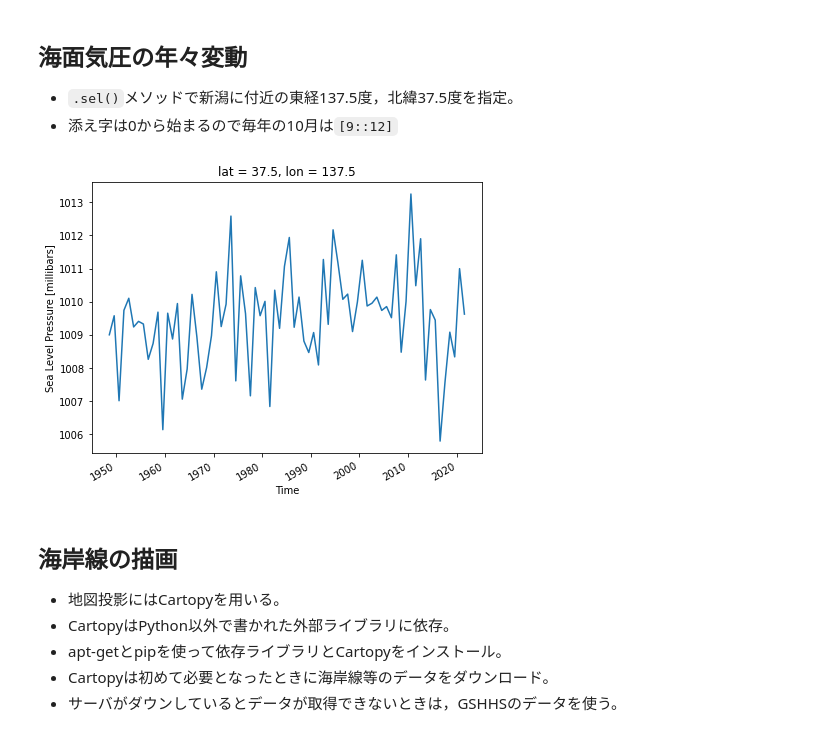
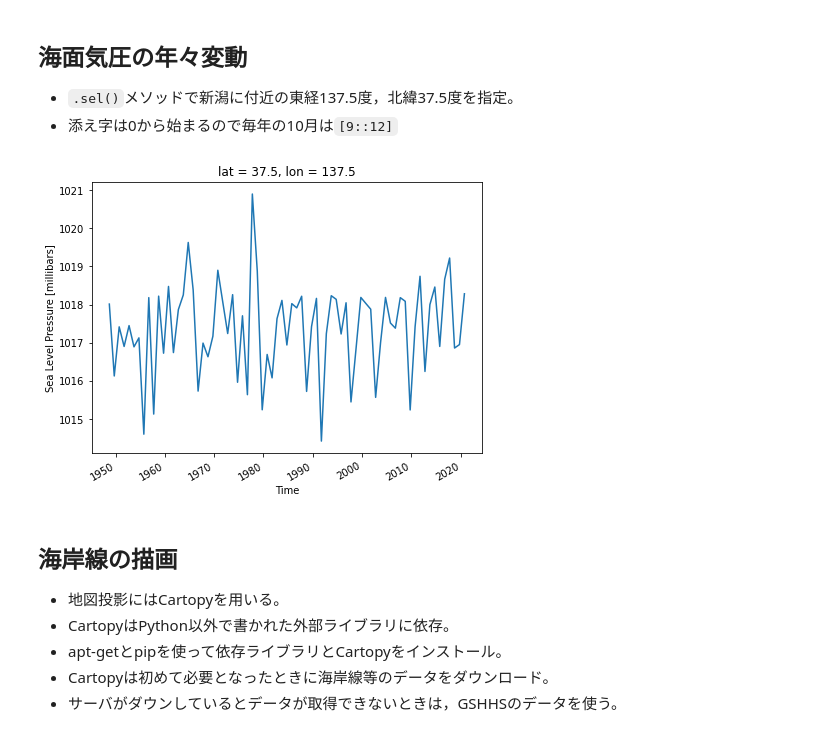
Before and after one commit to tenomoto/hotspot2-niigata-20211023, a Jupyter notebook: python_20211023_niigata.ipynb, the cells around one changed output. Saved outputs shown, nothing was run; the diff lists cells and outputs as text; code cells hidden in the pictures.

```diff
--- a/python_20211023_niigata.ipynb
+++ b/python_20211023_niigata.ipynb
@@ -124,10 +124,10 @@ Attributes:
 - `.sel()`メソッドで新潟に付近の東経137.5度，北緯37.5度を指定。
 -  添え字は0から始まるので毎年の10月は`[9::12]`
 # %%
-ds.slp.sel(lon=137.5, lat=37.5)[7::12].plot(figsize=[7,5])
+ds.slp.sel(lon=137.5, lat=37.5)[9::12].plot(figsize=[7,5])
 plt.show()
 # %% [output]
-[figure, old version]
+[figure, new version]
 # %% [markdown]
 ## 海岸線の描画
 
```
Also changed, not shown: parts of 5 cells of this notebook.
